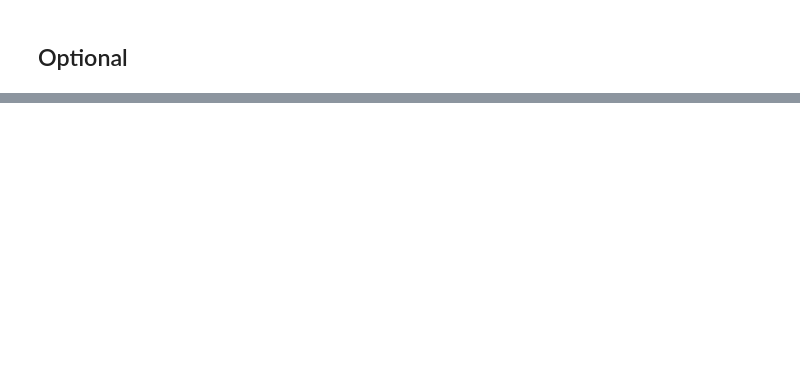
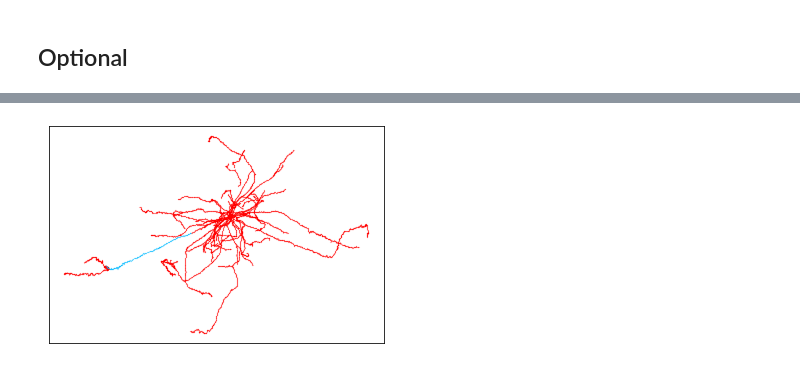
Before and after one commit to YANQI-LIU/Image_Registration, a Jupyter notebook: Workflow.ipynb, the cells around one changed output, grey strips where cells are left out. Cells and saved outputs as stored; diff of their text form; code cells hidden in the pictures; blank space fills up the shorter version.

```diff
--- a/Workflow.ipynb
+++ b/Workflow.ipynb
@@ -308,0 +345,43 @@ Starting to saving tif files..
+# %%
+if xw.empty:
+    rot_xw=[]
+    rot_yw=[]
+else:
+    list_xy= list(zip(xw,yw))
+    list_xy[1]
+    rot_xw=[]
+    rot_yw=[]
+    for i in list_xy:
+        x= i[0]
+        y= i[1]
+        newx,newy= rotate(x,y,0,0,-30)
+        rot_xw.append(newx)
+        rot_yw.append(newy)
+
+    list_xy= []
+# %%
+if xs.empty:
+    rot_xs=[]
+    rot_ys=[]
+else:
+    list_xy= list(zip(xs,ys))
+    list_xy[1]
+    rot_xs=[]
+    rot_ys=[]
+    for i in list_xy:
+        x= i[0]
+        y= i[1]
+        newx,newy= rotate(x,y,0,0,-30)
+        rot_xs.append(newx)
+        rot_ys.append(newy)
+# %%
+plt.scatter(rot_xg[::5], zg[::5],s=0.01, c='red')
+plt.scatter(rot_xw[::5], zw[::5], s= 0.01, c= 'deepskyblue')
+plt.scatter(rot_xs[::5], zs[::5], s= 0.01, c= 'lime')
+frame1 = plt.gca()
+frame1.axes.get_xaxis().set_visible(False)
+frame1.axes.get_yaxis().set_visible(False)
+plt.savefig(out_name+"_bf_axons.svg", format='svg')
+plt.show()
+# %% [output]
+[figure, added]
```
Also changed, not shown: parts of 38 cells of this notebook.
